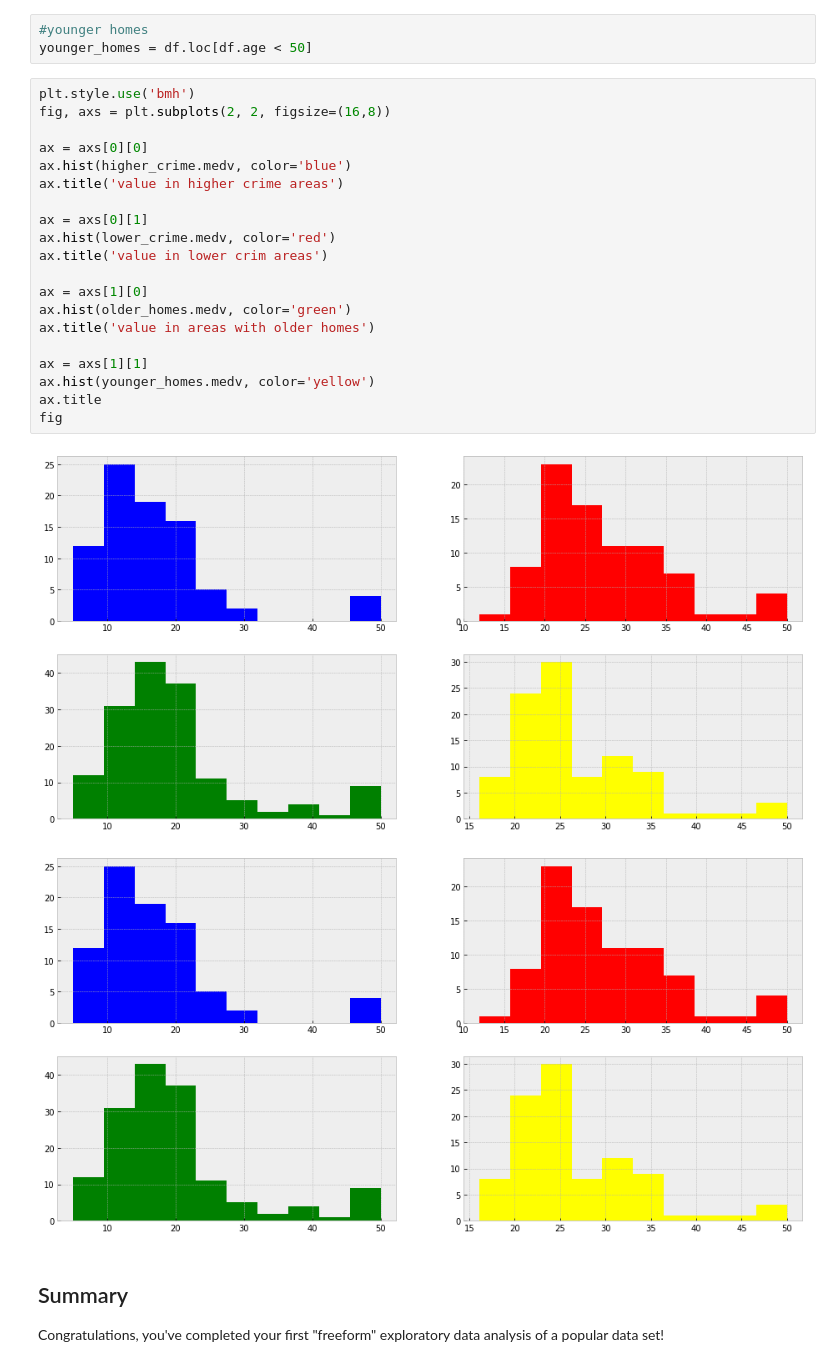
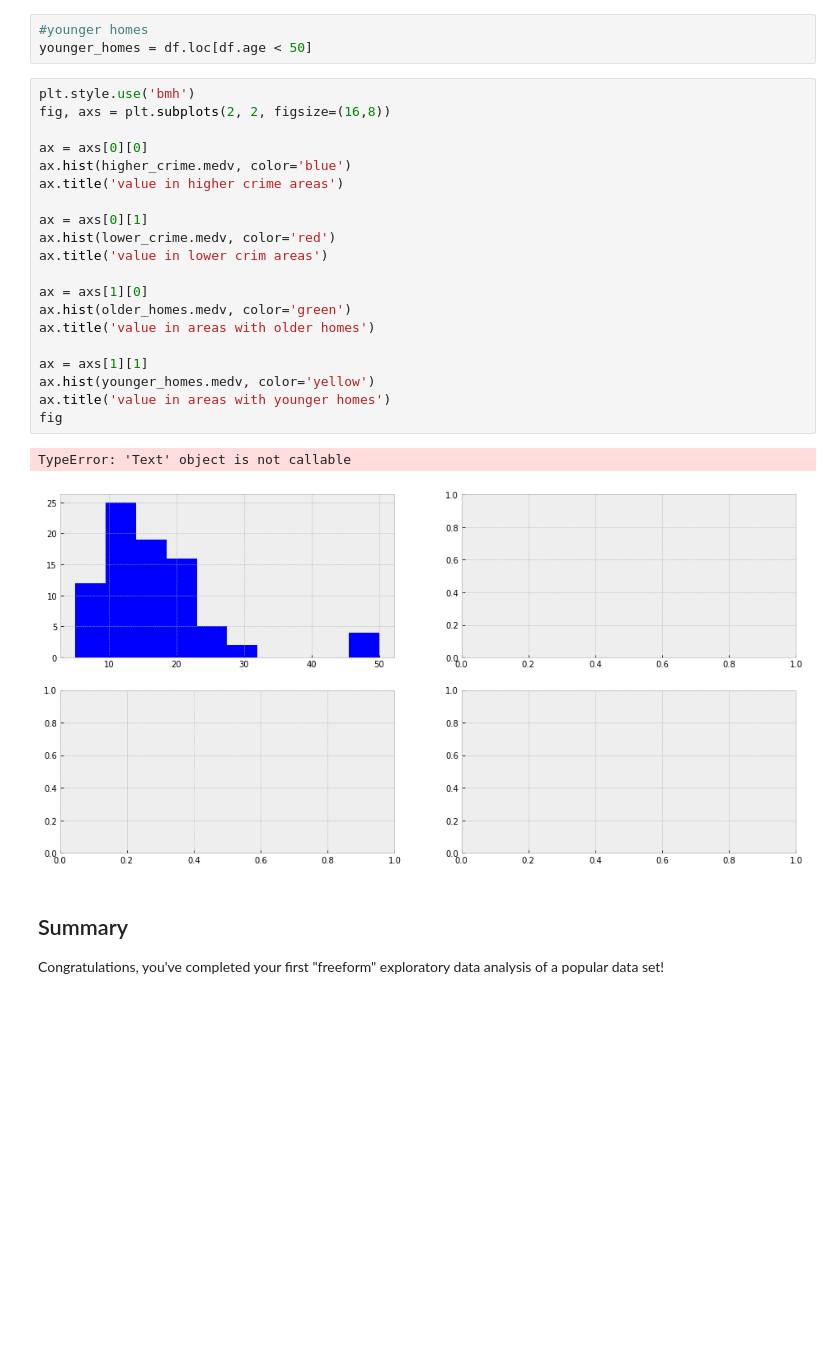
Before and after one commit to AlludedCrabb/dsc-1-03-16-eda-with-pandas-using-the-boston-housing-data-lab-seattle-ds-career-040119, a Jupyter notebook: index.ipynb, the cells around one changed output. Saved outputs shown, nothing was run; the diff lists cells and outputs as text; blank space fills up the shorter version.

```diff
--- a/index.ipynb
+++ b/index.ipynb
@@ -112,26 +112,26 @@ younger_homes = df.loc[df.age < 50]
 # %%
 plt.style.use('bmh')
 fig, axs = plt.subplots(2, 2, figsize=(16,8))
 
 ax = axs[0][0]
 ax.hist(higher_crime.medv, color='blue')
 ax.title('value in higher crime areas')
 
 ax = axs[0][1]
 ax.hist(lower_crime.medv, color='red')
 ax.title('value in lower crim areas')
 
 ax = axs[1][0]
 ax.hist(older_homes.medv, color='green')
 ax.title('value in areas with older homes')
 
 ax = axs[1][1]
 ax.hist(younger_homes.medv, color='yellow')
-ax.title
+ax.title('value in areas with younger homes')
 fig
 # %% [output]
+TypeError: 'Text' object is not callable
-[figure, old version]
+[figure, new version]
-[figure, removed]
 # %% [markdown]
 ## Summary
 
```
